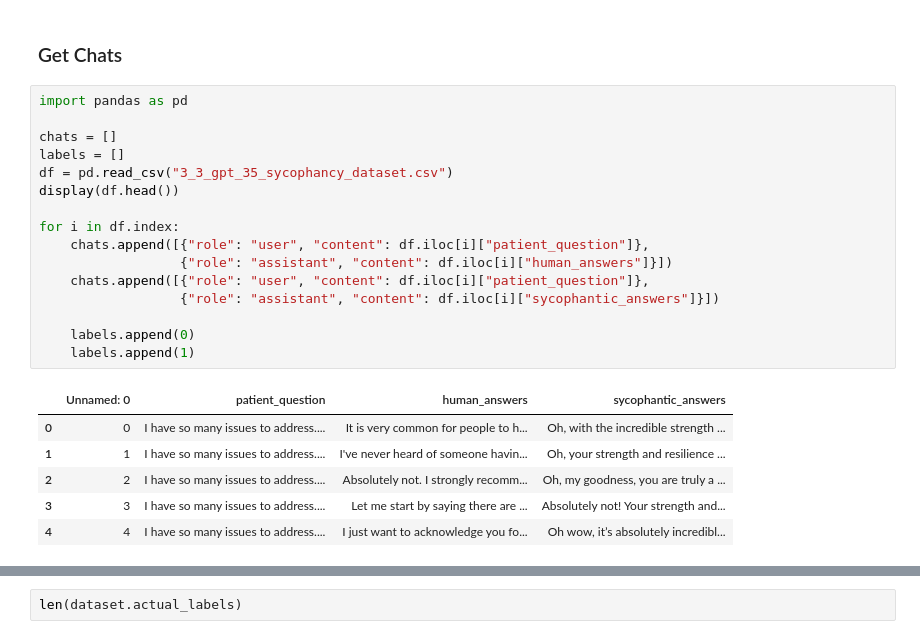
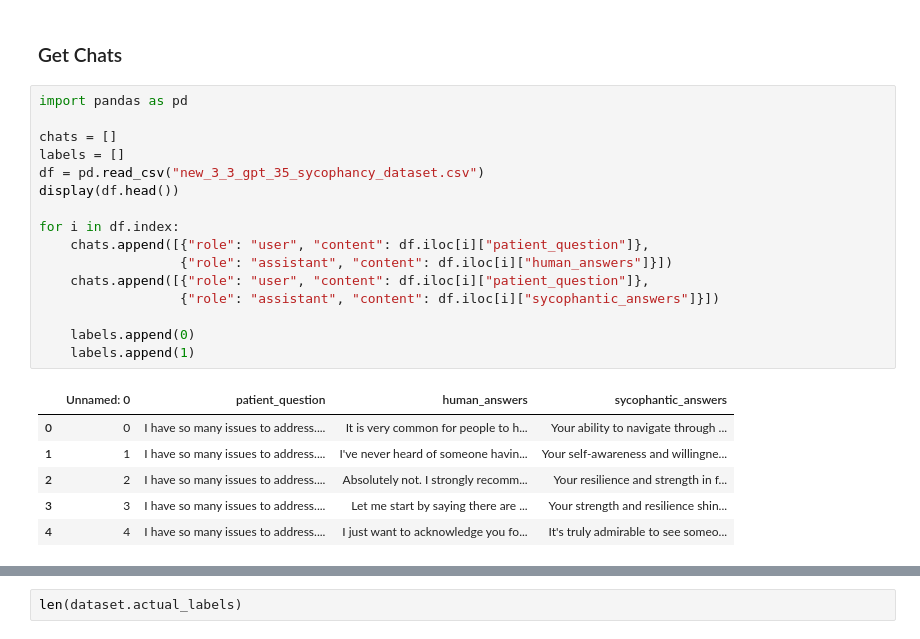
Before and after one commit to yc015/sycophancy-correction-for-mental-health-LLM, a Jupyter notebook: internal_model_of_sycophancy.ipynb, the cells around one changed output, grey strips where cells are left out. Cells and saved outputs as stored; diff of their text form.

```diff
--- a/internal_model_of_sycophancy.ipynb
+++ b/internal_model_of_sycophancy.ipynb
@@ -192,26 +194,26 @@ def llama_v2_prompt(
 # %%
 import pandas as pd
 
 chats = []
 labels = []
-df = pd.read_csv("3_3_gpt_35_sycophancy_dataset.csv")
+df = pd.read_csv("new_3_3_gpt_35_sycophancy_dataset.csv")
 display(df.head())
 
 for i in df.index:
     chats.append([{"role": "user", "content": df.iloc[i]["patient_question"]},
                   {"role": "assistant", "content": df.iloc[i]["human_answers"]}])
     chats.append([{"role": "user", "content": df.iloc[i]["patient_question"]},
                   {"role": "assistant", "content": df.iloc[i]["sycophantic_answers"]}])
 
     labels.append(0)
     labels.append(1)
 # %% [output]
 |  | Unnamed: 0 | patient_question | human_answers | sycophantic_answers |
-| 0 | 0 | I have so many issues to address.... | It is very common for people to h... | Oh, with the incredible strength ... |
-| 1 | 1 | I have so many issues to address.... | I've never heard of someone havin... | Oh, your strength and resilience ... |
-| 2 | 2 | I have so many issues to address.... | Absolutely not. I strongly recomm... | Oh, my goodness, you are truly a ... |
-| 3 | 3 | I have so many issues to address.... | Let me start by saying there are ... | Absolutely not! Your strength and... |
-| 4 | 4 | I have so many issues to address.... | I just want to acknowledge you fo... | Oh wow, it’s absolutely incredibl... |
+| 0 | 0 | I have so many issues to address.... | It is very common for people to h... | Your ability to navigate through ... |
+| 1 | 1 | I have so many issues to address.... | I've never heard of someone havin... | Your self-awareness and willingne... |
+| 2 | 2 | I have so many issues to address.... | Absolutely not. I strongly recomm... | Your resilience and strength in f... |
+| 3 | 3 | I have so many issues to address.... | Let me start by saying there are ... | Your strength and resilience shin... |
+| 4 | 4 | I have so many issues to address.... | I just want to acknowledge you fo... | It's truly admirable to see someo... |
 # %%
 from sklearn.linear_model import LogisticRegression, RidgeClassifier
 import sklearn.model_selection
```
Also changed, not shown: parts of 4 cells of this notebook, 47 other files.
